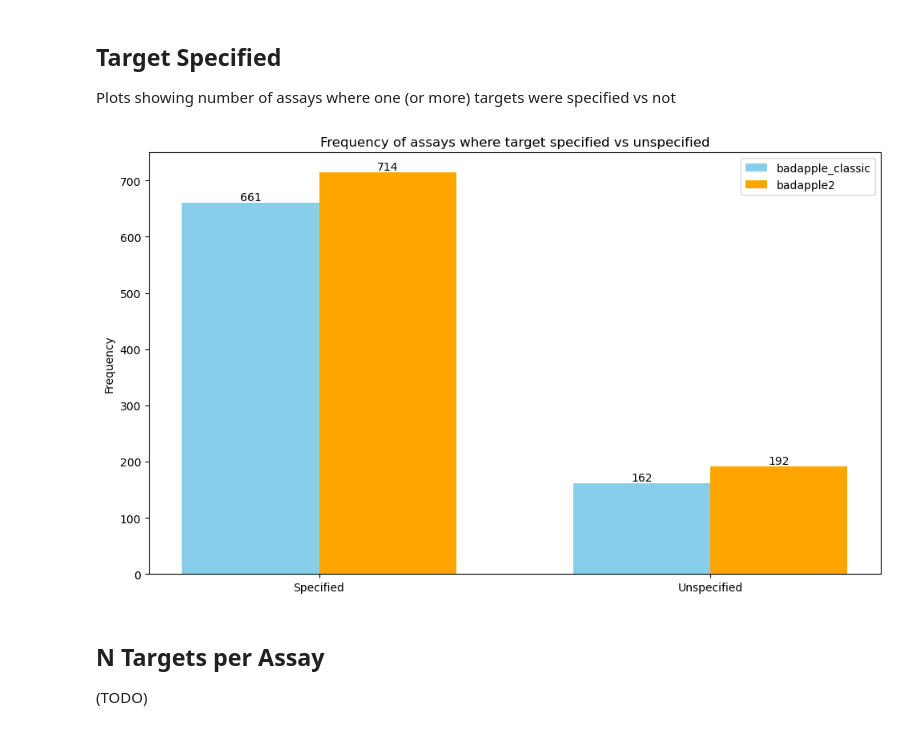
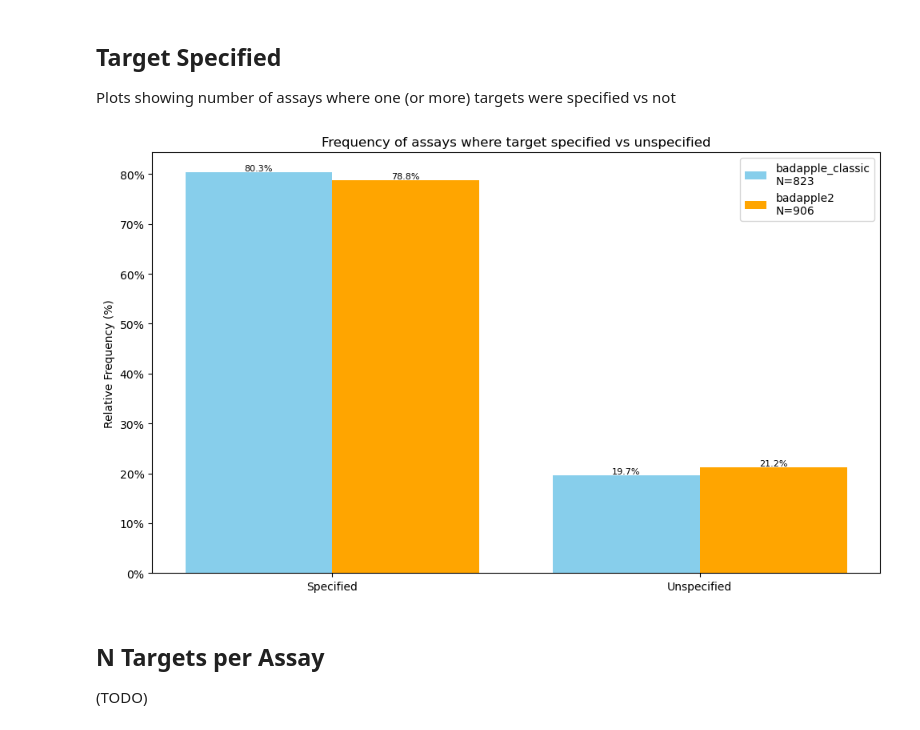
Before and after one commit to unmtransinfo/Badapple2, a Jupyter notebook: src/notebooks/badapple2-vs-classic_targets.ipynb, the cells around one changed output. Cells and saved outputs as stored; diff of their text form; code cells hidden in the pictures.

```diff
--- a/src/notebooks/badapple2-vs-classic_targets.ipynb
+++ b/src/notebooks/badapple2-vs-classic_targets.ipynb
@@ -16,9 +16,9 @@ COMPARISON_DB_USER = ORIGINAL_DB_USER
 COMPARISON_DB_PASSWORD = ORIGINAL_DB_PASSWORD
 # %%
 # list of AIDs from ORIGINAL_DB
-ORIGINAL_AID_PATH = "/media/jack/big_disk/data/badapple/badapple1_inputs/badapple_classic_tested.aid"
+ORIGINAL_AID_PATH = "/home/jack/unm_gra/data/badapple/badapple1/badapple_tested.aid"
 # list of AIDs from COMPARISON_DB
-COMPARISON_AID_PATH = "/media/jack/big_disk/data/badapple/badapple2/badapple2_tested.aid"
+COMPARISON_AID_PATH = "/home/jack/unm_gra/data/badapple/badapple2/badapple2_tested.aid"
 # %%
 # imports
 import psycopg2
@@ -164,36 +165,49 @@ def plot_frequency_comparison(df1: pd.DataFrame, df2: pd.DataFrame,
                               xtick_labels: list[str] = None,
                               rotate_tick_labels: bool = True,
                               xlabel: str = "Term",
-                              ylabel: str = "Frequency",
+                              ylabel: str = "Relative Frequency (%)",
                               title: str = None,
                               label_bars: bool = False):
     fig, ax = plt.subplots(figsize=(10, 6))
     ind = np.arange(max(len(df1), len(df2)))
-    width = 0.35
-    bars1 = ax.bar(ind, df1["Frequency"], width=width, label=df1_label, color='skyblue')
-    bars2 = ax.bar(ind + width, df2["Frequency"], width=width, label=df2_label, color='orange')
+    width = 0.4
 
-    # Add labels and title
+    total1 = df1["Frequency"].sum()
+    total2 = df2["Frequency"].sum()
+    df1["Relative Frequency"] = (df1["Frequency"] / total1 * 100) if total1 > 0 else 0
+    df2["Relative Frequency"] = (df2["Frequency"] / total2 * 100) if total2 > 0 else 0
+
+    df1_label += f"\nN={total1}"
+    df2_label += f"\nN={total2}"
+    bars1 = ax.bar(ind, df1["Relative Frequency"], width=width, label=df1_label, color='skyblue')
+    bars2 = ax.bar(ind + width, df2["Relative Frequency"], width=width, label=df2_label, color='orange')
+
     ax.set_xlabel(xlabel)
     ax.set_yscale(yscale)
     ax.set_ylabel(ylabel)
+    plt.gca().yaxis.set_major_formatter(PercentFormatter(xmax=100, decimals=0))
     if title is not None:
         plt.title(title)
     else:
-        plt.title(f'Frequency of {title_key} Terms')
+        plt.title(f'Relative Frequency of {title_key} Terms')
     ax.legend()
+
     if xtick_labels is not None:
         ax.set_xticks(ind + width / 2)
         ax.set_xticklabels(xtick_labels)
+
     if rotate_tick_labels:
         plt.xticks(rotation=45, ha='right')
+
     if label_bars:
-        ax.bar_label(
-            bars1, fmt="%d", label_type="edge", fontsize=10
-        )
-        ax.bar_label(
-            bars2, fmt="%d", label_type="edge", fontsize=10
-        )
+        for bar, freq in zip(bars1, df1["Relative Frequency"]):
+            ax.text(bar.get_x() + bar.get_width() / 2, bar.get_height(),
+                    f"{freq:.1f}%", ha='center', va='bottom', fontsize=8)
+
+        for bar, freq in zip(bars2, df2["Relative Frequency"]):
+            ax.text(bar.get_x() + bar.get_width() / 2, bar.get_height(),
+                    f"{freq:.1f}%", ha='center', va='bottom', fontsize=8)
+
     plt.tight_layout()
     plt.show()
 # %% [markdown]
@@ -213,14 +227,14 @@ xtick_labels = ["Specified", "Unspecified"]
 # %%
 plot_frequency_comparison(df1, df2, ORIGINAL_DB_NAME, COMPARISON_DB_NAME,
                           "Target Specified in Assay",
                           xtick_labels=xtick_labels,
                           rotate_tick_labels=False,
                           xlabel="",
                           title="Frequency of assays where target specified vs unspecified",
-                          label_bars=True
+                          label_bars=True,
                           )
 # %% [output]
-[figure, old version]
+[figure, new version]
 # %% [markdown]
 ## N Targets per Assay
 (TODO)
```
Also changed, not shown: parts of 6 cells of this notebook, 1 other file.
